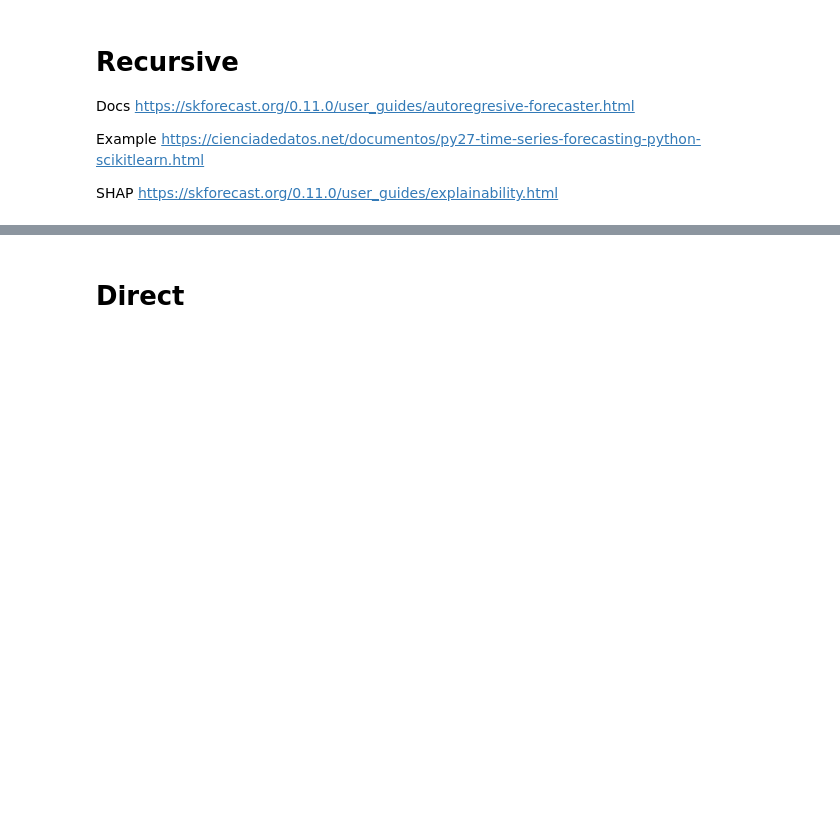
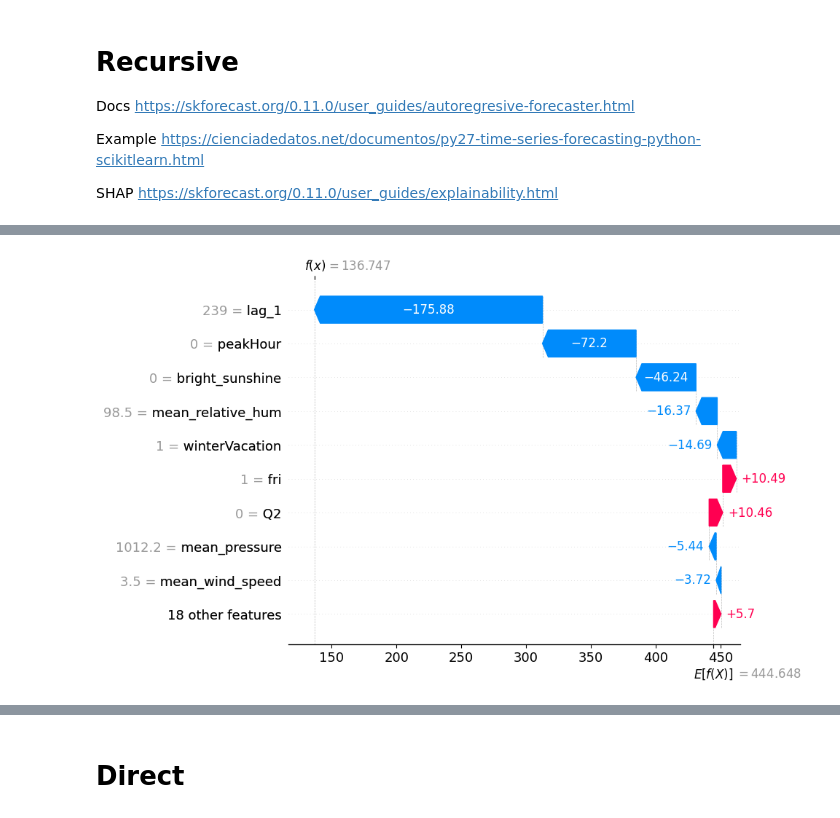
Before and after one commit to andr830g/Machine-Learning-Passenger-Forecasting, a Jupyter notebook: MachineLearningModelling.ipynb, the cells around one changed output, grey strips where cells are left out. Saved outputs shown, nothing was run; the diff lists cells and outputs as text; code cells hidden in the pictures; blank space fills up the shorter version.

```diff
--- a/MachineLearningModelling.ipynb
+++ b/MachineLearningModelling.ipynb
@@ -122,0 +131,4 @@ shap.plots.bar(shap_values, max_display=52)
+# %%
+shap.plots.waterfall(shap_values[12000])
+# %% [output]
+[figure, added]
```
Also changed, not shown: parts of 9 cells of this notebook.
